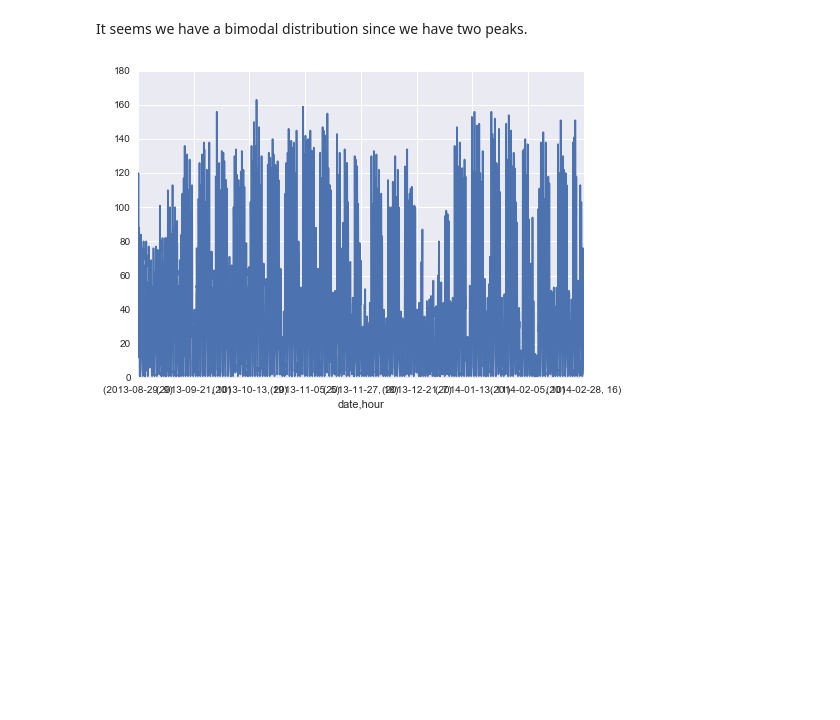
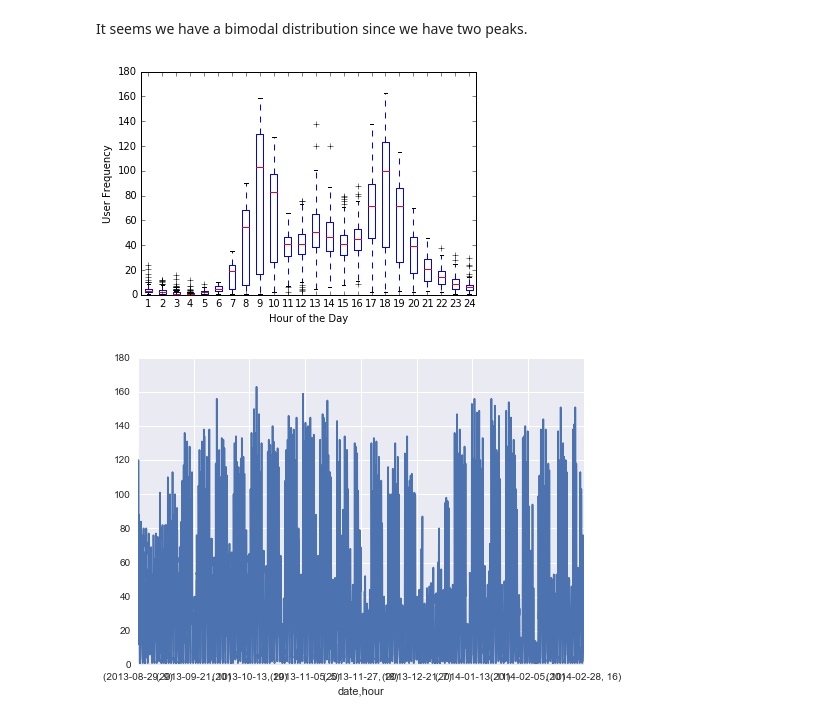
Before and after one commit to carlespoles/DSCI6002-student, a Jupyter notebook: week1/1-3_EDA/DSCI6002-1.3-Lab-CarlesPolesMielgo.ipynb, the cells around one changed output. Cells and saved outputs as stored; diff of their text form; code cells hidden in the pictures; blank space fills up the shorter version.

```diff
--- a/week1/1-3_EDA/DSCI6002-1.3-Lab-CarlesPolesMielgo.ipynb
+++ b/week1/1-3_EDA/DSCI6002-1.3-Lab-CarlesPolesMielgo.ipynb
@@ -737,6 +737,30 @@ hist_chart.set(xlabel="Number of Users", ylabel="Density")
 [figure]
 # %% [markdown]
 It seems we have a bimodal distribution since we have two peaks.
+# %%
+bike_rides_date_hour = trips.groupby(['date', 'hour'])['trip_id'].count()
+# The series bike_rides_date_hour has now 2 indices, multi-level index: date and hour.
+# %%
+# http://stackoverflow.com/questions/6665771/is-there-a-way-to-make-multiple-horizontal-boxplots-in-matplotlib\n"
+import pylab
+pylab.figure()
+pylab.hold = True
+# Every hour in the Series has an unique boxplot, so we need to accumulate them in a list.
+boxes=[]
+for i in range(0,24):
+    # We need to access the 'hour' index using iloc and match it to the current element in the loop.
+    # The range of hours goes from 0 to 23 in the Series, so we need to range from 0 to 24 as the last one
+    # won't be included.
+    x = bike_rides_date_hour.iloc[bike_rides_date_hour.index.get_level_values('hour')==i]
+    boxes.append(x)
+# We display the list of all boxplots per hour.
+pylab.boxplot(boxes,vert=1)
+pylab.xlabel('Hour of the Day')
+pylab.ylabel('User Frequency')
+pylab.boxplot
+pylab.show()
+# %% [output]
+[figure, added]
 # %%
 trips_date_hour = trips.groupby(['date', 'hour']).count()['trip_id'].plot()
 # %% [output]
```
